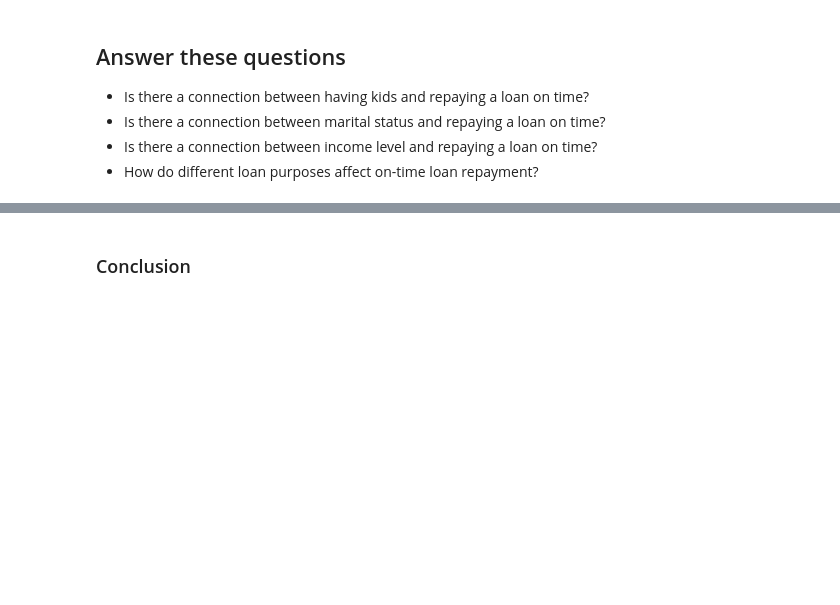
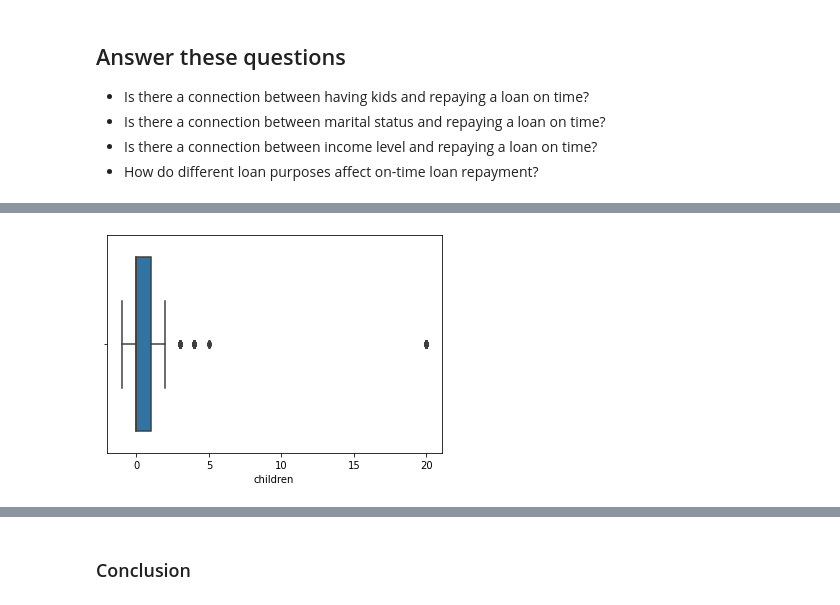
Before and after one commit to huseyintunc04/ds1, a Jupyter notebook: credit_scoring.ipynb, the cells around one changed output, grey strips where cells are left out. Drawn from its saved outputs; the diff is of its cells as text; code cells hidden in the pictures; blank space fills up the shorter version.

```diff
--- a/credit_scoring.ipynb
+++ b/credit_scoring.ipynb
@@ -155,0 +185,4 @@ dtype: object
+# %%
+sns.boxplot(x="children", hue="debt", data=dfc);
+# %% [output]
+[figure, added]
```
Also changed, not shown: parts of 12 cells of this notebook.
